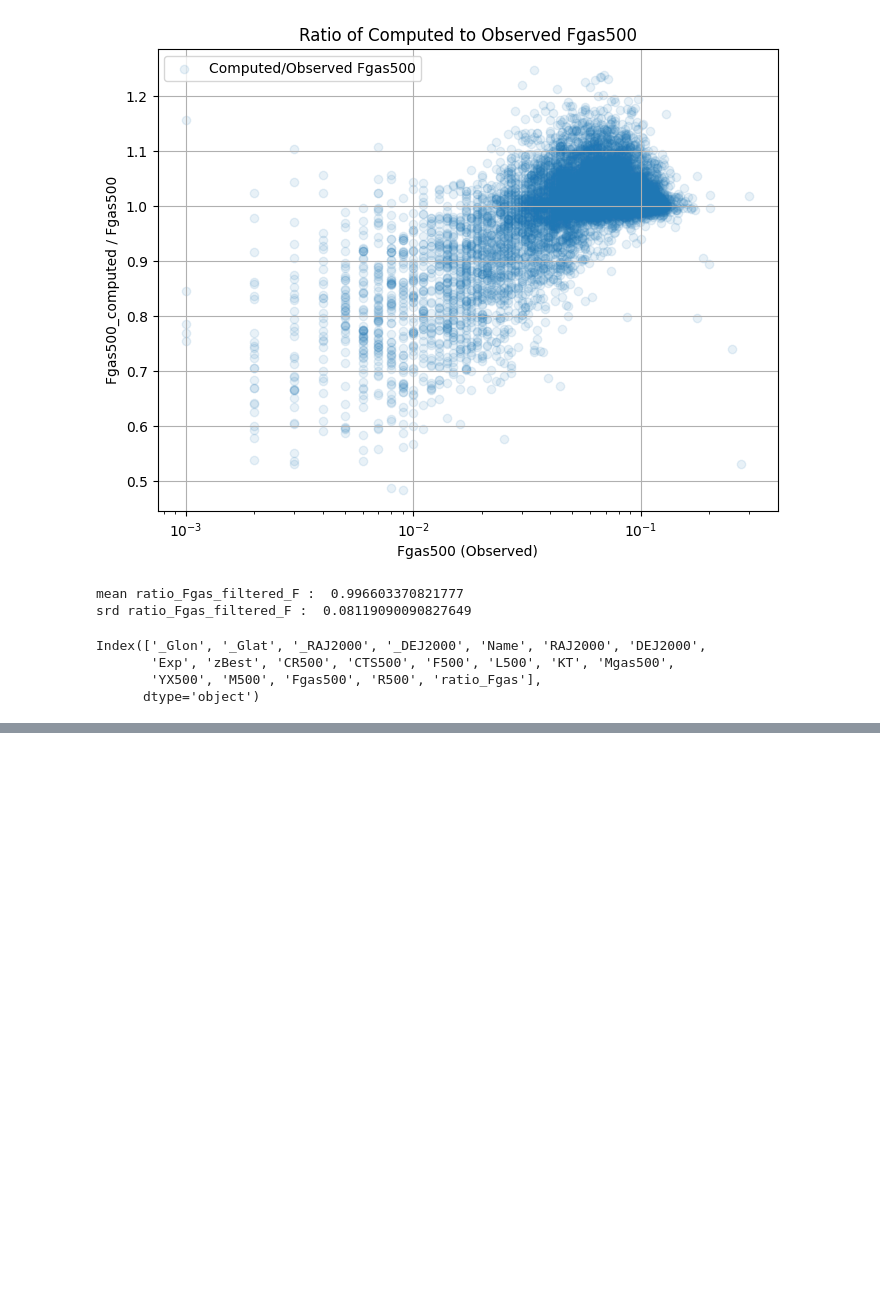
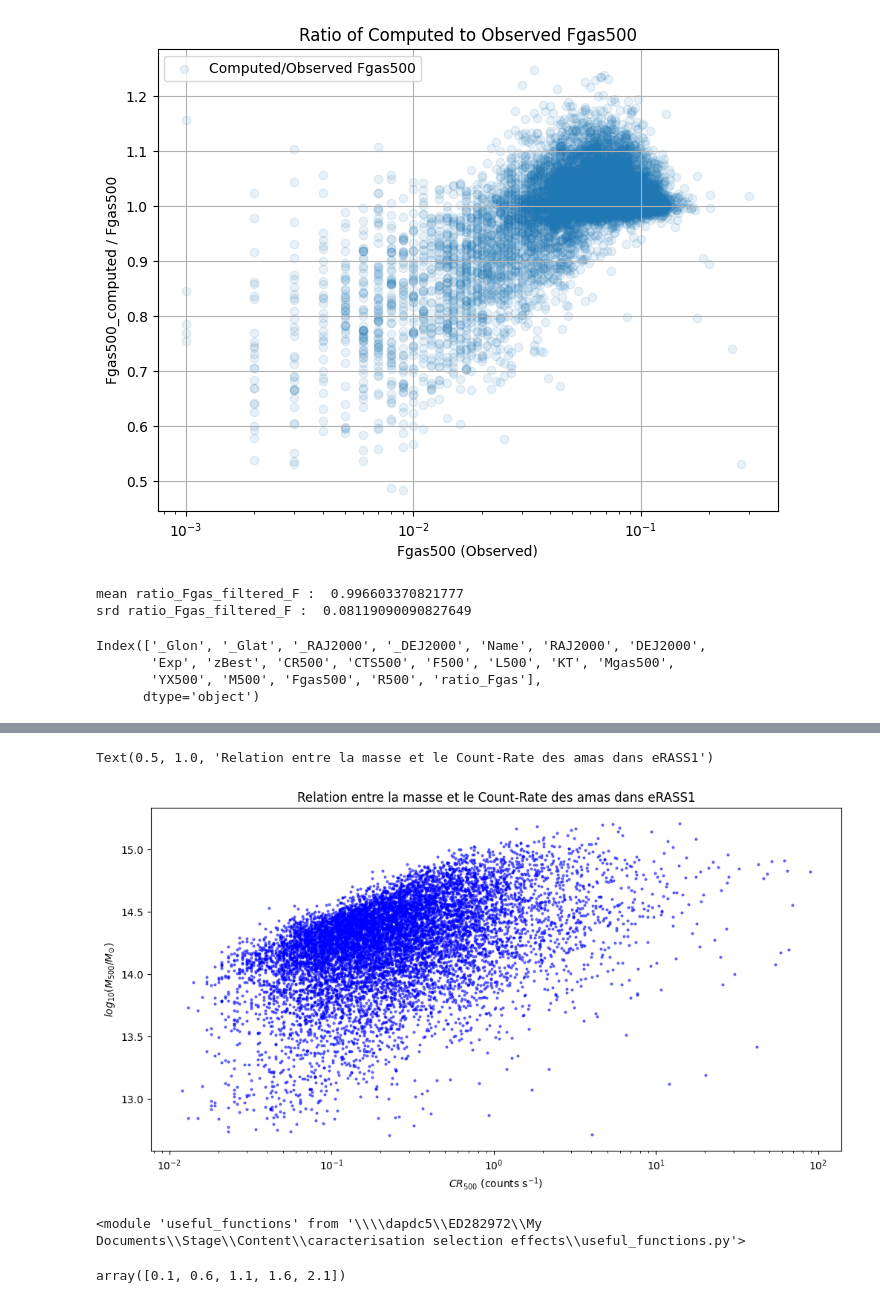
Before and after one commit to EmileD123/M2_Internship_clusters_cross_X_optical, a Jupyter notebook: caracterisation selection effects/tests_eRASS1.ipynb, the cells around one changed output, grey strips where cells are left out. Cells and saved outputs as stored; diff of their text form; code cells hidden in the pictures; blank space fills up the shorter version.

```diff
--- a/caracterisation selection effects/tests_eRASS1.ipynb
+++ b/caracterisation selection effects/tests_eRASS1.ipynb
@@ -291,0 +357,16 @@ Index(['_Glon', '_Glat', '_RAJ2000', '_DEJ2000', 'Name', 'RAJ2000', 'DEJ2000',
+# %%
+CR500_eRASS1 = table_eRASS1['CR500']
+
+plt.figure(figsize=(12, 6))
+plt.plot(CR500_eRASS1, M500_eRASS1_2, 'o', markersize=2, alpha=0.5, color='blue')
+plt.xscale('log')
+plt.xlabel(r'$CR_{500}$ (counts s$^{-1}$)')
+plt.ylabel(r'$log_{10}(M_{500}/M_{\odot}$)')
+plt.title('Relation entre la masse et le Count-Rate des amas dans eRASS1')
+# %% [output]
+Text(0.5, 1.0, 'Relation entre la masse et le Count-Rate des amas dans eRASS1')
+[figure, added]
+# %%
+importlib.reload(hcmf) ; importlib.reload(uf)
+# %% [output]
+<module 'useful_functions' from '\\\\dapdc5\\ED282972\\My Documents\\Stage\\Content\\caracterisation selection effects\\useful_functions.py'>
@@ -291,0 +384,4 @@ Index(['_Glon', '_Glat', '_RAJ2000', '_DEJ2000', 'Name', 'RAJ2000', 'DEJ2000',
+# %%
+range_z
+# %% [output]
+array([0.1, 0.6, 1.1, 1.6, 2.1])
```
Also changed, not shown: parts of 9 cells of this notebook, 4 other files.
